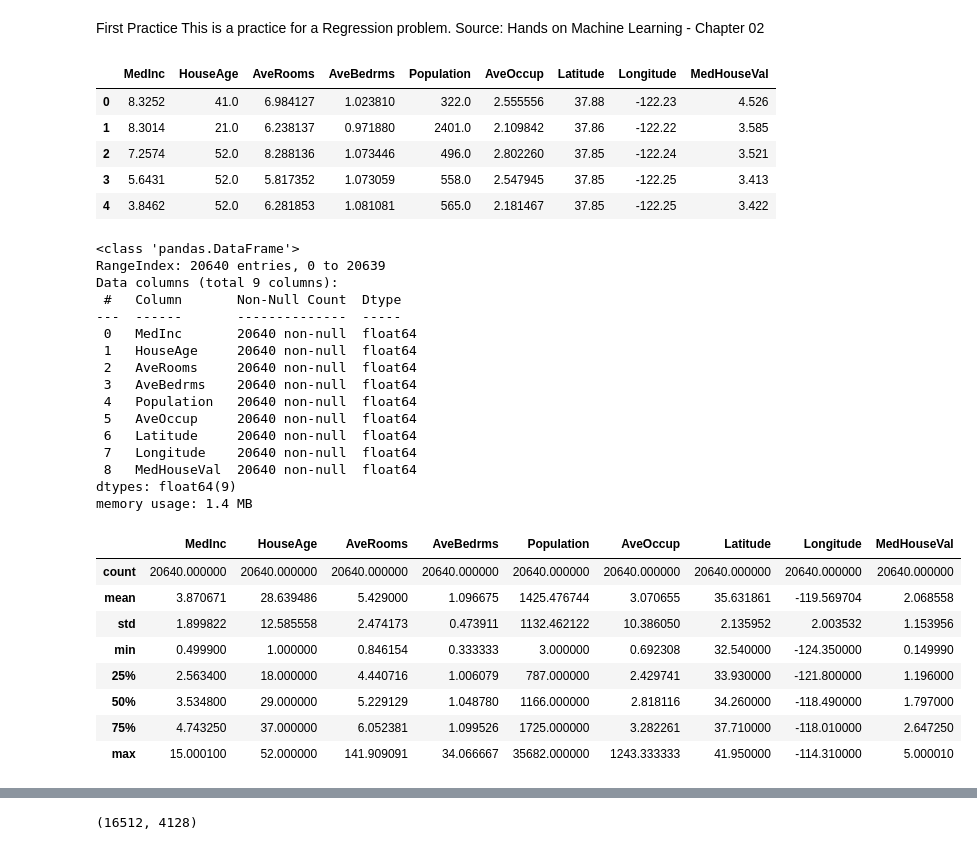
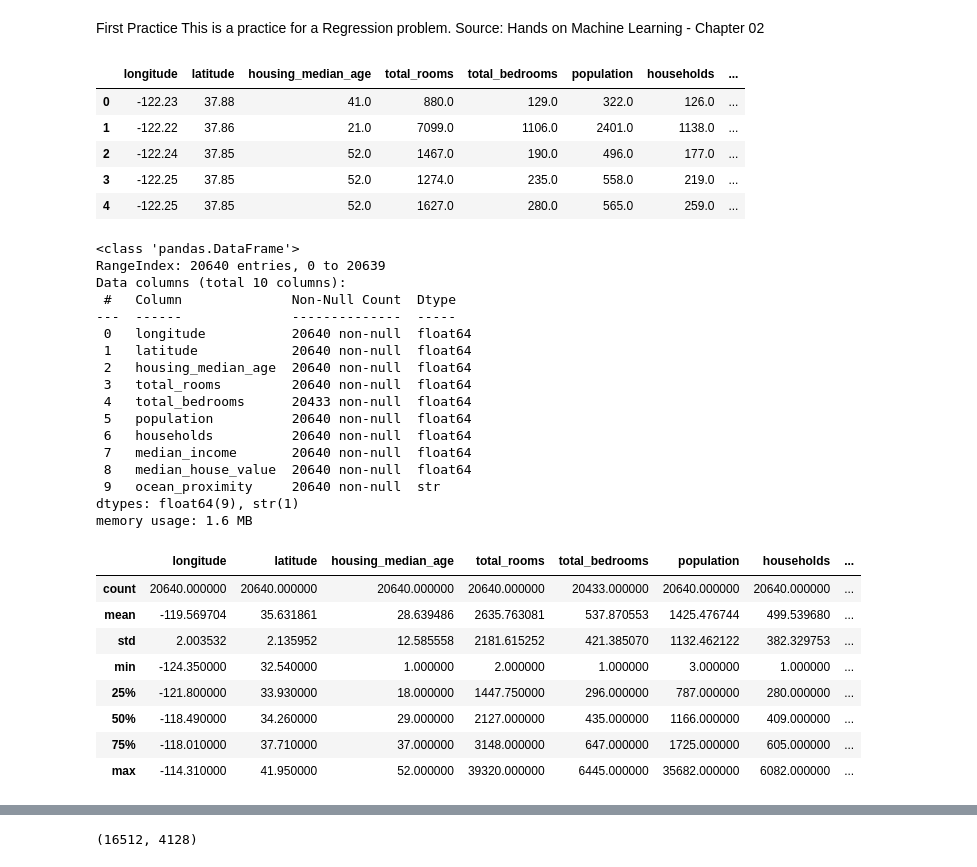
Before and after one commit to seyyedh/ml-phase1, a Jupyter notebook: 01_california_housing.ipynb, the cells around one changed output, grey strips where cells are left out. Saved outputs shown, nothing was run; the diff lists cells and outputs as text; code cells hidden in the pictures.

```diff
--- a/01_california_housing.ipynb
+++ b/01_california_housing.ipynb
@@ -7,45 +8,48 @@ from sklearn.datasets import fetch_california_housing
 # %%
-california_housing = fetch_california_housing(as_frame=True)
-california_housing_df = california_housing.frame
-california_housing_df.head()
+## california_housing = fetch_california_housing(as_frame=True)
+california_housing = pd.read_csv('datasets/housing.csv')
+
+## california_housing_df = california_housing.frame
+california_housing.head()
 # %% [output]
-|  | MedInc | HouseAge | AveRooms | AveBedrms | Population | AveOccup | Latitude | Longitude | MedHouseVal |
-| 0 | 8.3252 | 41.0 | 6.984127 | 1.023810 | 322.0 | 2.555556 | 37.88 | -122.23 | 4.526 |
-| 1 | 8.3014 | 21.0 | 6.238137 | 0.971880 | 2401.0 | 2.109842 | 37.86 | -122.22 | 3.585 |
-| 2 | 7.2574 | 52.0 | 8.288136 | 1.073446 | 496.0 | 2.802260 | 37.85 | -122.24 | 3.521 |
-| 3 | 5.6431 | 52.0 | 5.817352 | 1.073059 | 558.0 | 2.547945 | 37.85 | -122.25 | 3.413 |
-| 4 | 3.8462 | 52.0 | 6.281853 | 1.081081 | 565.0 | 2.181467 | 37.85 | -122.25 | 3.422 |
+|  | longitude | latitude | housing_median_age | total_rooms | total_bedrooms | population | households | ... |
+| 0 | -122.23 | 37.88 | 41.0 | 880.0 | 129.0 | 322.0 | 126.0 | ... |
+| 1 | -122.22 | 37.86 | 21.0 | 7099.0 | 1106.0 | 2401.0 | 1138.0 | ... |
+| 2 | -122.24 | 37.85 | 52.0 | 1467.0 | 190.0 | 496.0 | 177.0 | ... |
+| 3 | -122.25 | 37.85 | 52.0 | 1274.0 | 235.0 | 558.0 | 219.0 | ... |
+| 4 | -122.25 | 37.85 | 52.0 | 1627.0 | 280.0 | 565.0 | 259.0 | ... |
 # %%
-california_housing_df.info()
+california_housing.info()
 # %% [output]
 <class 'pandas.DataFrame'>
 RangeIndex: 20640 entries, 0 to 20639
-Data columns (total 9 columns):
- #   Column       Non-Null Count  Dtype
----  ------       --------------  -----
- 0   MedInc       20640 non-null  float64
- 1   HouseAge     20640 non-null  float64
- 2   AveRooms     20640 non-null  float64
- 3   AveBedrms    20640 non-null  float64
- 4   Population   20640 non-null  float64
- 5   AveOccup     20640 non-null  float64
- 6   Latitude     20640 non-null  float64
- 7   Longitude    20640 non-null  float64
- 8   MedHouseVal  20640 non-null  float64
-dtypes: float64(9)
-memory usage: 1.4 MB
+Data columns (total 10 columns):
+ #   Column              Non-Null Count  Dtype
+---  ------              --------------  -----
+ 0   longitude           20640 non-null  float64
+ 1   latitude            20640 non-null  float64
+ 2   housing_median_age  20640 non-null  float64
+ 3   total_rooms         20640 non-null  float64
+ 4   total_bedrooms      20433 non-null  float64
+ 5   population          20640 non-null  float64
+ 6   households          20640 non-null  float64
+ 7   median_income       20640 non-null  float64
+ 8   median_house_value  20640 non-null  float64
+ 9   ocean_proximity     20640 non-null  str
+dtypes: float64(9), str(1)
+memory usage: 1.6 MB
 # %%
-california_housing_df.describe()
+california_housing.describe()
 # %% [output]
-|  | MedInc | HouseAge | AveRooms | AveBedrms | Population | AveOccup | Latitude | Longitude | MedHouseVal |
-| count | 20640.000000 | 20640.000000 | 20640.000000 | 20640.000000 | 20640.000000 | 20640.000000 | 20640.000000 | 20640.000000 | 20640.000000 |
-| mean | 3.870671 | 28.639486 | 5.429000 | 1.096675 | 1425.476744 | 3.070655 | 35.631861 | -119.569704 | 2.068558 |
-| std | 1.899822 | 12.585558 | 2.474173 | 0.473911 | 1132.462122 | 10.386050 | 2.135952 | 2.003532 | 1.153956 |
-| min | 0.499900 | 1.000000 | 0.846154 | 0.333333 | 3.000000 | 0.692308 | 32.540000 | -124.350000 | 0.149990 |
-| 25% | 2.563400 | 18.000000 | 4.440716 | 1.006079 | 787.000000 | 2.429741 | 33.930000 | -121.800000 | 1.196000 |
-| 50% | 3.534800 | 29.000000 | 5.229129 | 1.048780 | 1166.000000 | 2.818116 | 34.260000 | -118.490000 | 1.797000 |
-| 75% | 4.743250 | 37.000000 | 6.052381 | 1.099526 | 1725.000000 | 3.282261 | 37.710000 | -118.010000 | 2.647250 |
-| max | 15.000100 | 52.000000 | 141.909091 | 34.066667 | 35682.000000 | 1243.333333 | 41.950000 | -114.310000 | 5.000010 |
+|  | longitude | latitude | housing_median_age | total_rooms | total_bedrooms | population | households | ... |
+| count | 20640.000000 | 20640.000000 | 20640.000000 | 20640.000000 | 20433.000000 | 20640.000000 | 20640.000000 | ... |
+| mean | -119.569704 | 35.631861 | 28.639486 | 2635.763081 | 537.870553 | 1425.476744 | 499.539680 | ... |
+| std | 2.003532 | 2.135952 | 12.585558 | 2181.615252 | 421.385070 | 1132.462122 | 382.329753 | ... |
+| min | -124.350000 | 32.540000 | 1.000000 | 2.000000 | 1.000000 | 3.000000 | 1.000000 | ... |
+| 25% | -121.800000 | 33.930000 | 18.000000 | 1447.750000 | 296.000000 | 787.000000 | 280.000000 | ... |
+| 50% | -118.490000 | 34.260000 | 29.000000 | 2127.000000 | 435.000000 | 1166.000000 | 409.000000 | ... |
+| 75% | -118.010000 | 37.710000 | 37.000000 | 3148.000000 | 647.000000 | 1725.000000 | 605.000000 | ... |
+| max | -114.310000 | 41.950000 | 52.000000 | 39320.000000 | 6445.000000 | 35682.000000 | 6082.000000 | ... |
 # %%
 import matplotlib.pyplot as plt
 
```
Also changed, not shown: parts of 12 cells of this notebook, 1 other file.
